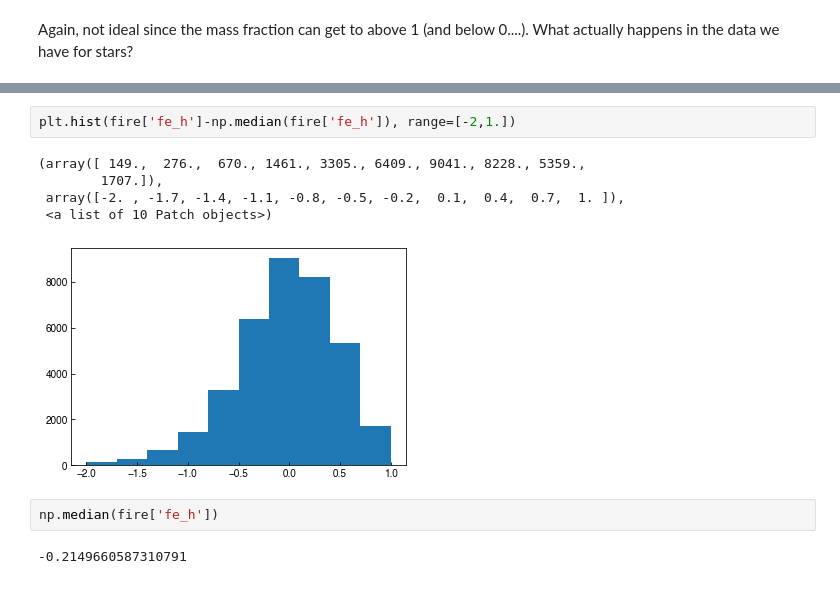
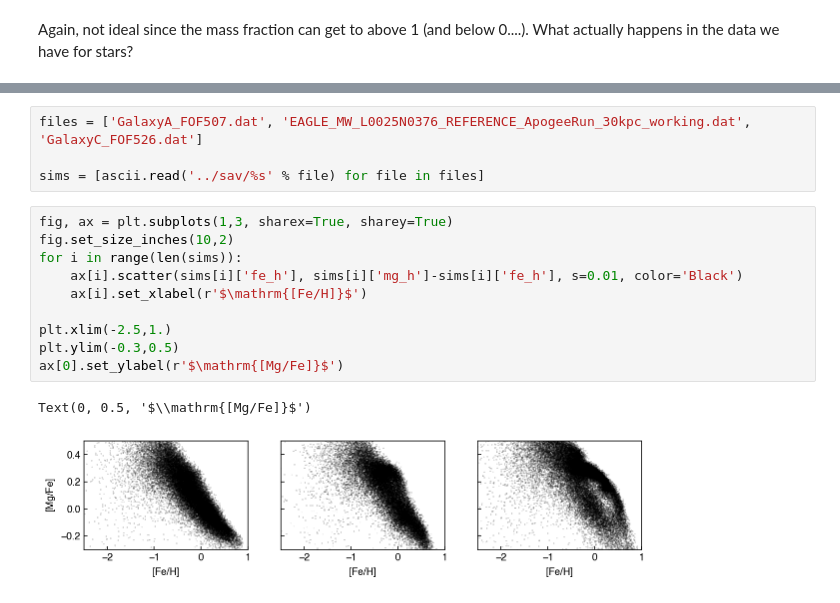
Before and after one commit to chrislintott/ISOgal, a Jupyter notebook: py/iso_abundances.ipynb, the cells around one changed output, grey strips where cells are left out. Saved outputs shown, nothing was run; the diff lists cells and outputs as text.

```diff
--- a/py/iso_abundances.ipynb
+++ b/py/iso_abundances.ipynb
@@ -230,12 +188,17 @@ plt.hist(water_mass_frac)
-# %%
-plt.hist(fire['fe_h']-np.median(fire['fe_h']), range=[-2,1.])
-# %% [output]
-(array([ 149.,  276.,  670., 1461., 3305., 6409., 9041., 8228., 5359.,
-        1707.]),
- array([-2. , -1.7, -1.4, -1.1, -0.8, -0.5, -0.2,  0.1,  0.4,  0.7,  1. ]),
- <a list of 10 Patch objects>)
-[figure, removed]
-# %%
-np.median(fire['fe_h'])
-# %% [output]
--0.2149660587310791
+# %%
+files = ['GalaxyA_FOF507.dat', 'EAGLE_MW_L0025N0376_REFERENCE_ApogeeRun_30kpc_working.dat', 'GalaxyC_FOF526.dat']
+
+sims = [ascii.read('../sav/%s' % file) for file in files]
+# %%
+fig, ax = plt.subplots(1,3, sharex=True, sharey=True)
+fig.set_size_inches(10,2)
+for i in range(len(sims)):
+    ax[i].scatter(sims[i]['fe_h'], sims[i]['mg_h']-sims[i]['fe_h'], s=0.01, color='Black')
+    ax[i].set_xlabel(r'$\mathrm{[Fe/H]}$')
+
+plt.xlim(-2.5,1.)
+plt.ylim(-0.3,0.5)
+ax[0].set_ylabel(r'$\mathrm{[Mg/Fe]}$')
+# %% [output]
+Text(0, 0.5, '$\\mathrm{[Mg/Fe]}$')
+[figure, added]
```
Also changed, not shown: parts of 25 cells of this notebook, 1 other file.
